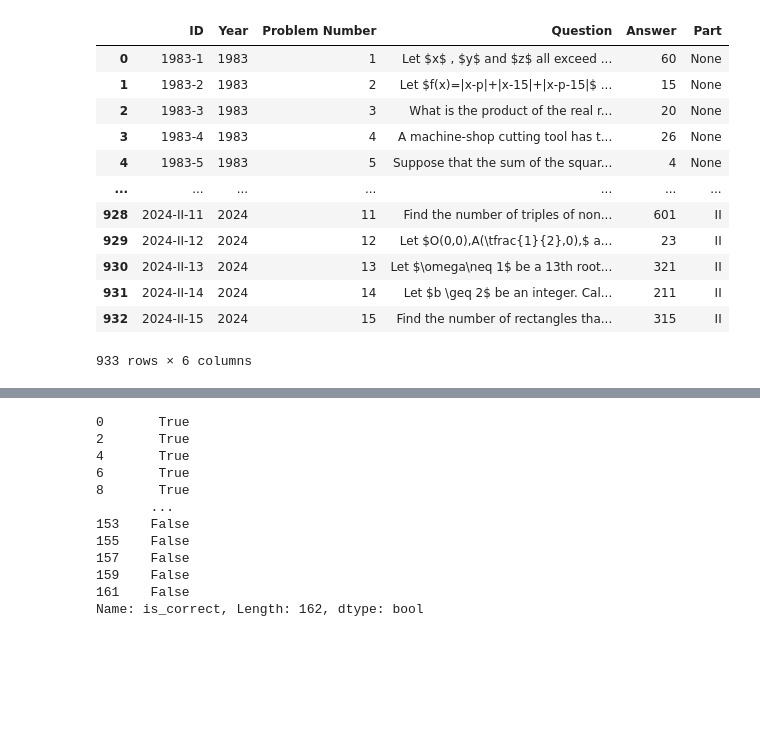
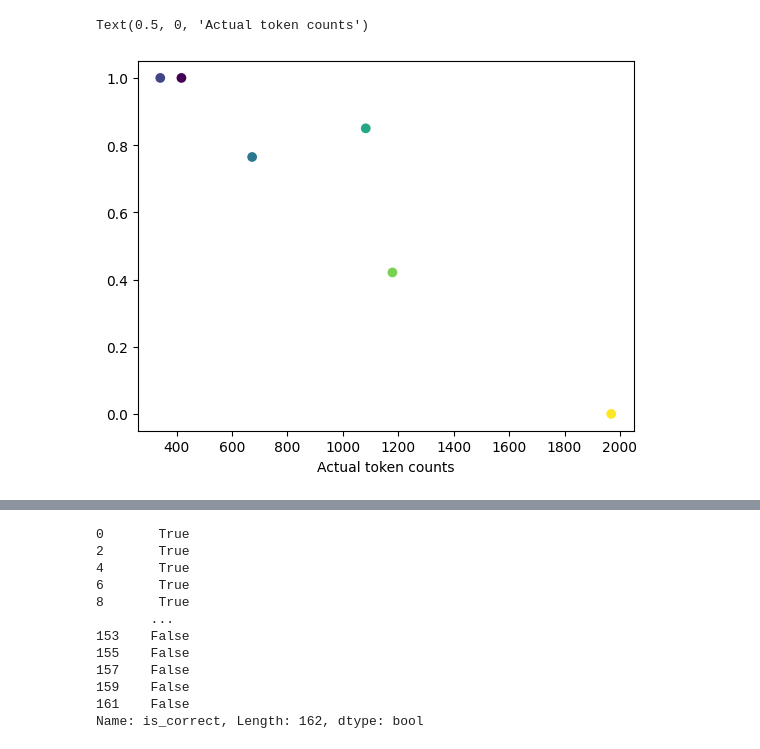
Before and after one commit to SebastianJitaru29/llm-think-too-much, a Jupyter notebook: regressor/explore.ipynb, the cells around one changed output, grey strips where cells are left out. Drawn from its saved outputs; the diff is of its cells as text; code cells hidden in the pictures; blank space fills up the shorter version.

```diff
--- a/regressor/explore.ipynb
+++ b/regressor/explore.ipynb
@@ -0,0 +161,19 @@
+# %%
+from pathlib import Path
+import pandas as pd
+
+
+data_folder = Path(".").resolve().parent / "data"
+
+m = pd.read_parquet(data_folder / "math.parquet", columns=["problem", "solution", "level"])
+m = m.reset_index(names="question_id")
+m["question_id"] = m["question_id"].astype("string")
+
+a = pd.read_parquet(data_folder / "aime.parquet", columns=["ID", "Question", "Answer"])
+a = a.rename(columns={"ID": "question_id", "Question": "problem", "Answer": "solution"})
+a["level"] = "6"
+
+q = pd.concat((m, a), ignore_index=True)
+q = q.drop_duplicates("question_id")
+q["level"] = q["level"].str.replace("Level", "").str.strip()
+q["level"] = pd.to_numeric(q["level"], errors="coerce")
@@ -2,19 +193,22 @@
 import pandas as pd
 
 
-df = pd.read_parquet("../data/aime.parquet")
-df
+df = pd.read_parquet("../static_temp.parquet")
+df = pd.merge(df, q[["question_id", "level", "solution"]], "left", "question_id", validate="1:1")
-# %% [output]
-|  | ID | Year | Problem Number | Question | Answer | Part |
-| 0 | 1983-1 | 1983 | 1 | Let $x$ , $y$ and $z$ all exceed ... | 60 | None |
-| 1 | 1983-2 | 1983 | 2 | Let $f(x)=|x-p|+|x-15|+|x-p-15|$ ... | 15 | None |
-| 2 | 1983-3 | 1983 | 3 | What is the product of the real r... | 20 | None |
-| 3 | 1983-4 | 1983 | 4 | A machine-shop cutting tool has t... | 26 | None |
-| 4 | 1983-5 | 1983 | 5 | Suppose that the sum of the squar... | 4 | None |
-| ... | ... | ... | ... | ... | ... | ... |
-| 928 | 2024-II-11 | 2024 | 11 | Find the number of triples of non... | 601 | II |
-| 929 | 2024-II-12 | 2024 | 12 | Let $O(0,0),A(\tfrac{1}{2},0),$ a... | 23 | II |
-| 930 | 2024-II-13 | 2024 | 13 | Let $\omega\neq 1$ be a 13th root... | 321 | II |
-| 931 | 2024-II-14 | 2024 | 14 | Let $b \geq 2$ be an integer. Cal... | 211 | II |
-| 932 | 2024-II-15 | 2024 | 15 | Find the number of rectangles tha... | 315 | II |
-933 rows × 6 columns
+# %%
+
+from matplotlib import pyplot as plt
+
+
+tc = df.groupby("level")["actual_tokens"].mean().sort_index()
+acc = df.groupby("level")["is_correct"].mean().sort_index()
+
+assert (tc.index == acc.index).all()
+
+fig, ax = plt.subplots()
+
+ax.scatter(tc, acc, c=tc.index)
+ax.set_xlabel("Actual token counts")
+# %% [output]
+Text(0.5, 0, 'Actual token counts')
+[figure, added]
```
Also changed, not shown: parts of 6 cells of this notebook, 3 other files.
